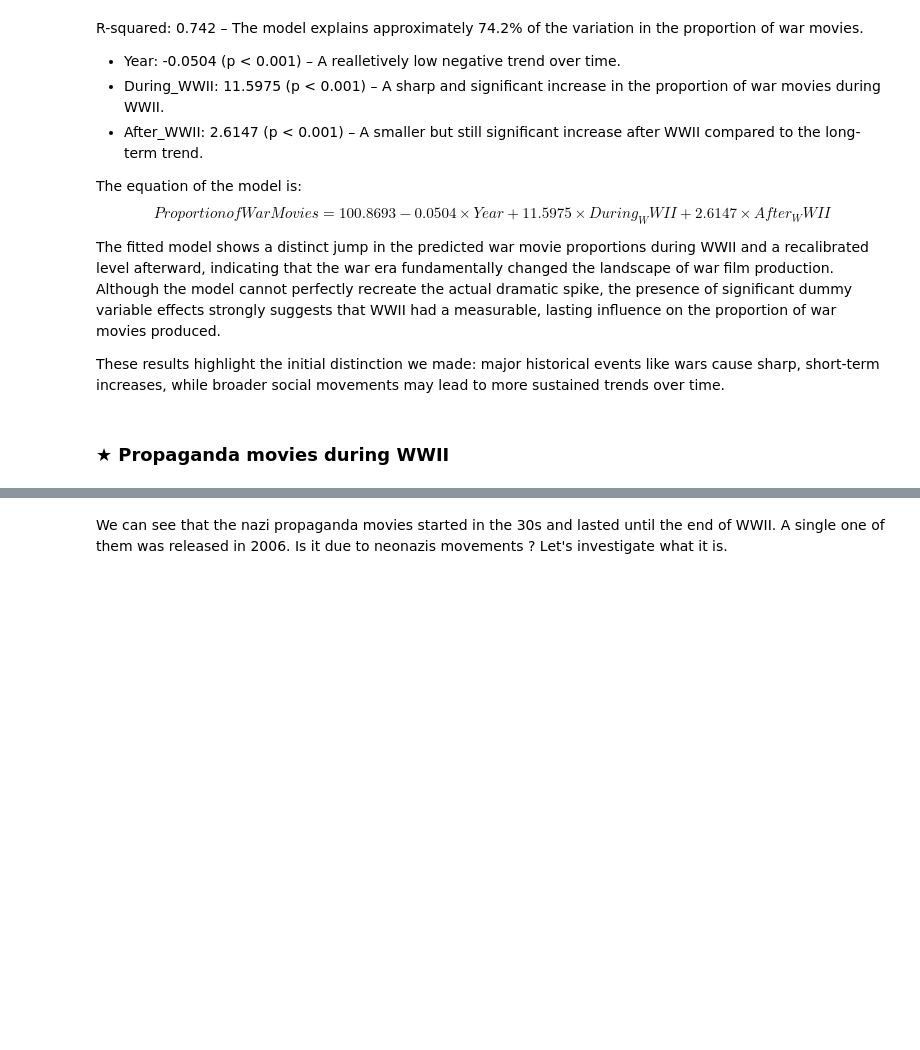
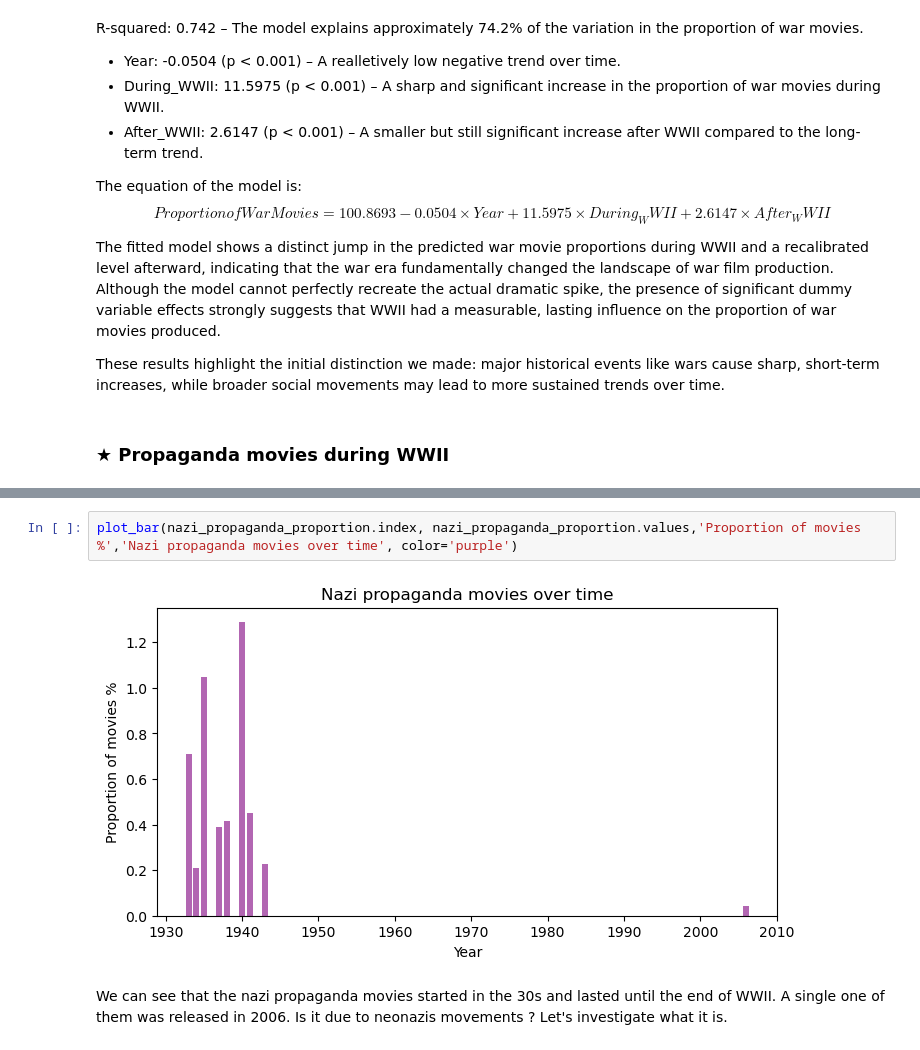
Before and after one commit to epfl-ada/ada-2024-project-nostringsadached, a Jupyter notebook: new_results2.ipynb, the cells around one changed output, grey strips where cells are left out. Saved outputs shown, nothing was run; the diff lists cells and outputs as text; blank space fills up the shorter version.

```diff
--- a/new_results2.ipynb
+++ b/new_results2.ipynb
@@ -505,3 +458,7 @@ plt.show()
+# %%
+plot_bar(nazi_propaganda_proportion.index, nazi_propaganda_proportion.values,'Proportion of movies %','Nazi propaganda movies over time', color='purple')
+# %% [output]
+[figure, added]
 # %% [markdown]
 We can see that the nazi propaganda movies started in the 30s and lasted until the end of WWII. A single one of them was released in 2006. Is it due to neonazis movements ? Let's investigate what it is.
 # %%
```
Also changed, not shown: parts of 21 cells of this notebook, 2 other files.
